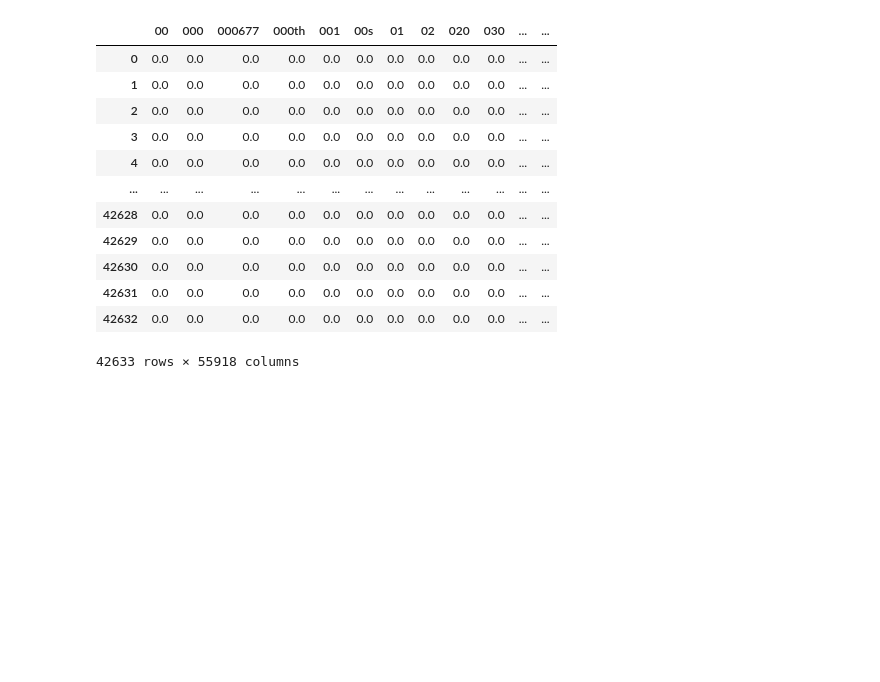
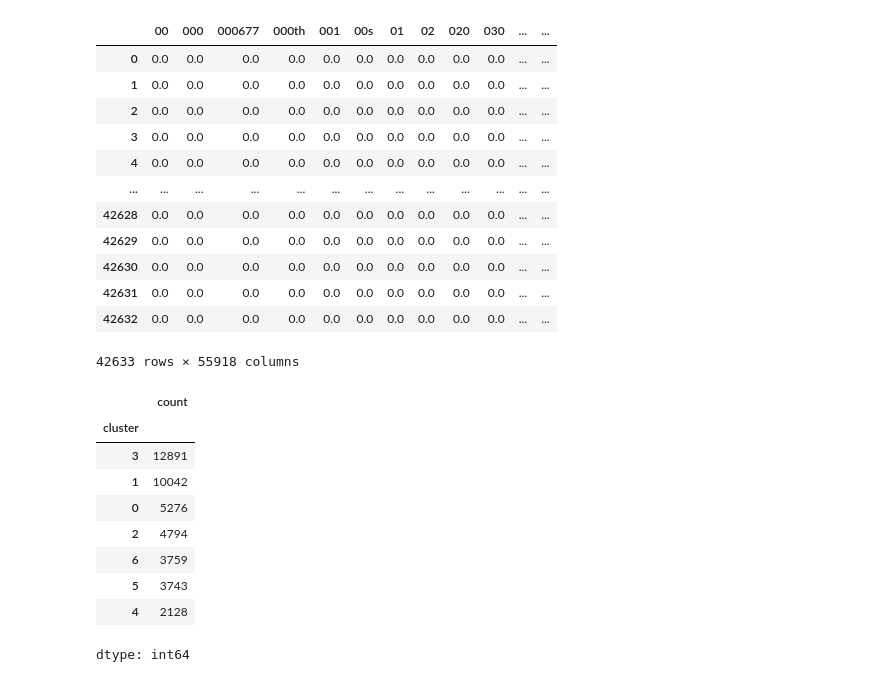
Before and after one commit to Mahendran180923/News_Senticonomy, a Jupyter notebook: Senticonomy.ipynb, the cells around one changed output. Saved outputs shown, nothing was run; the diff lists cells and outputs as text; code cells hidden in the pictures; blank space fills up the shorter version.

```diff
--- a/Senticonomy.ipynb
+++ b/Senticonomy.ipynb
@@ -478,7 +480,7 @@ dtype: int64
 from sklearn.feature_extraction.text import TfidfVectorizer
 
 vect = TfidfVectorizer()
-x = vect.fit_transform(cleaned_data['lead_paragraph'])
+x = vect.fit_transform(cleaned_data['abstract'])
 # %%
 df_enc = pd.DataFrame(x.toarray(),columns=vect.get_feature_names_out())
 df_enc
@@ -500,6 +502,18 @@ df_enc
 from sklearn.cluster import KMeans
 
 
-model = KMeans(n_clusters=7)
-
+model = KMeans()
 cleaned_data['cluster'] = model.fit_predict(x)
+# %%
+cleaned_data['cluster'].value_counts()
+# %% [output]
+|  | count |
+| cluster |  |
+| 3 | 12891 |
+| 1 | 10042 |
+| 0 | 5276 |
+| 2 | 4794 |
+| 6 | 3759 |
+| 5 | 3743 |
+| 4 | 2128 |
+dtype: int64
```
Also changed, not shown: parts of 2 cells of this notebook.
